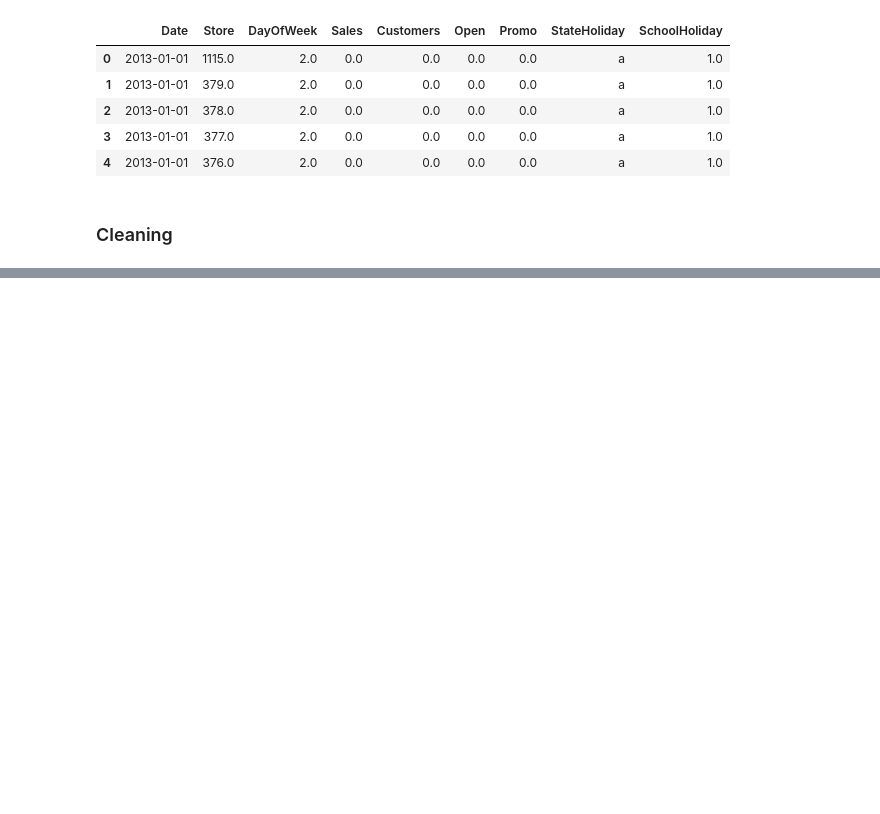
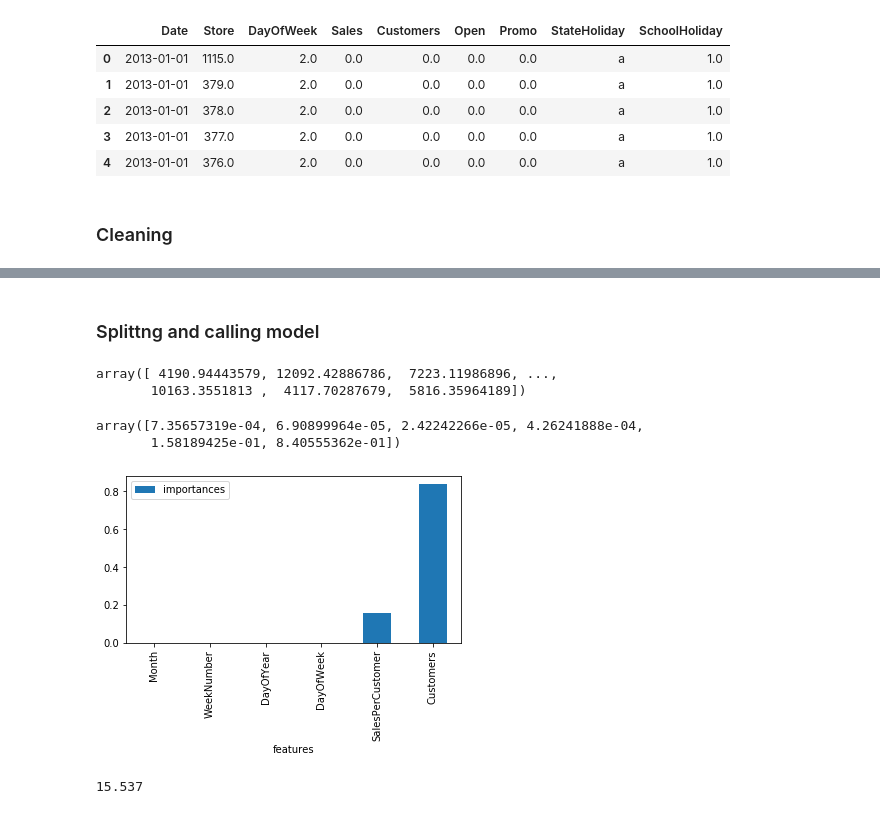
Before and after one commit to L-theorist/minicomp-rossman, a Jupyter notebook: Rossman.ipynb, the cells around one changed output, grey strips where cells are left out. Saved outputs shown, nothing was run; the diff lists cells and outputs as text; code cells hidden in the pictures; blank space fills up the shorter version.

```diff
--- a/Rossman.ipynb
+++ b/Rossman.ipynb
@@ -76,0 +82,4 @@ dtype: object
+# %% [markdown]
+### Splittng and calling model
+# %%
+train_sample = train.sample(frac = 0.01)
@@ -76,0 +88,12 @@ dtype: object
+# %%
+features = ['DayOfWeek', 'WeekNumber', 'Month', 'DayOfYear', 'SalesPerCustomer', 'Customers']
+# %%
+# Import train_test_split function
+from sklearn.model_selection import train_test_split
+
+
+# Split dataset into training set and test set
+X=train_sample[features]  # Features
+y=train_sample['Sales']  # Labels
+
+X_train, X_test, y_train, y_test = train_test_split(X, y, test_size=0.3)
@@ -76,0 +107,2 @@ dtype: object
+# %%
+mdl = model_RFR(X_train, y_train)
@@ -76,0 +113,19 @@ dtype: object
+# %%
+model_predict(X_test, mdl).values
+# %% [output]
+array([ 4190.94443579, 12092.42886786,  7223.11986896, ...,
+       10163.3551813 ,  4117.70287679,  5816.35964189])
+# %%
+mdl.feature_importances_
+# %% [output]
+array([7.35657319e-04, 6.90899964e-05, 2.42242266e-05, 4.26241888e-04,
+       1.58189425e-01, 8.40555362e-01])
+# %%
+from model import plot_feature_importances
+plot_feature_importances(mdl,features)
+# %% [output]
+[figure, added]
+# %%
+accuracy(X_test, y_test, mdl)
+# %% [output]
+15.537
```
Also changed, not shown: parts of 33 cells of this notebook.
